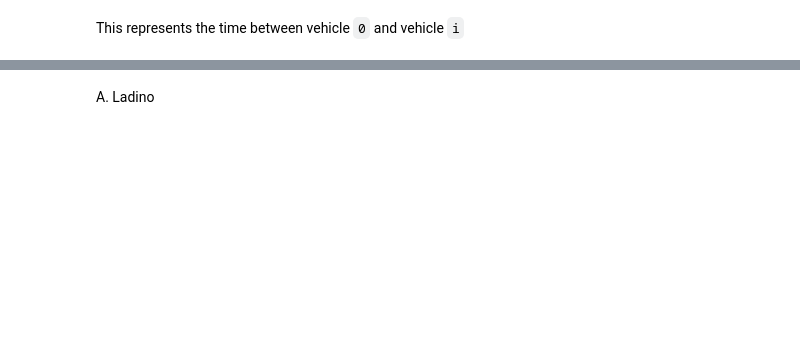
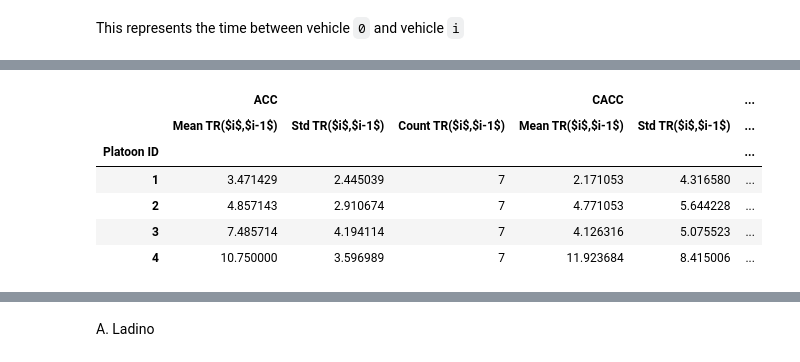
Before and after one commit to licit-lab/vrt_analysis, a Jupyter notebook: PoCEDA.ipynb, the cells around one changed output, grey strips where cells are left out. Cells and saved outputs as stored; diff of their text form; code cells hidden in the pictures; blank space fills up the shorter version.

```diff
--- a/PoCEDA.ipynb
+++ b/PoCEDA.ipynb
@@ -196,0 +226,14 @@ a.set_ylabel('Response time $0,i$');
+# %%
+summary_ACC = summary_stats(rt0f_acc)
+summary_CACC = summary_stats(rt0f_cacc)
+
+total_summary = pd.concat([summary_ACC,summary_CACC],keys = ['ACC','CACC'],axis=1)
+total_summary
+# %% [output]
+|  | ACC |  |  | CACC |  | ... |
+|  | Mean TR($i$,$i-1$) | Std TR($i$,$i-1$) | Count TR($i$,$i-1$) | Mean TR($i$,$i-1$) | Std TR($i$,$i-1$) | ... |
+| Platoon ID |  |  |  |  |  | ... |
+| 1 | 3.471429 | 2.445039 | 7 | 2.171053 | 4.316580 | ... |
+| 2 | 4.857143 | 2.910674 | 7 | 4.771053 | 5.644228 | ... |
+| 3 | 7.485714 | 4.194114 | 7 | 4.126316 | 5.075523 | ... |
+| 4 | 10.750000 | 3.596989 | 7 | 11.923684 | 8.415006 | ... |
```
Also changed, not shown: parts of 22 cells of this notebook, 13 other files.
